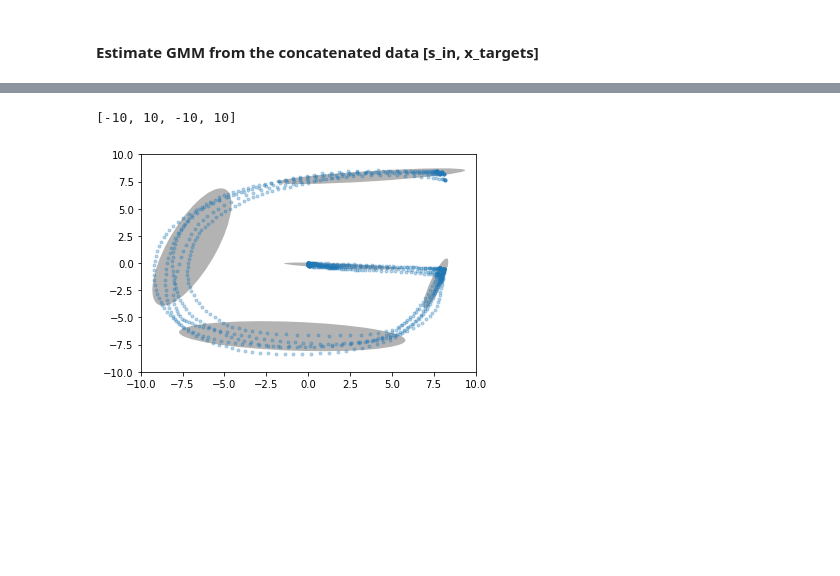
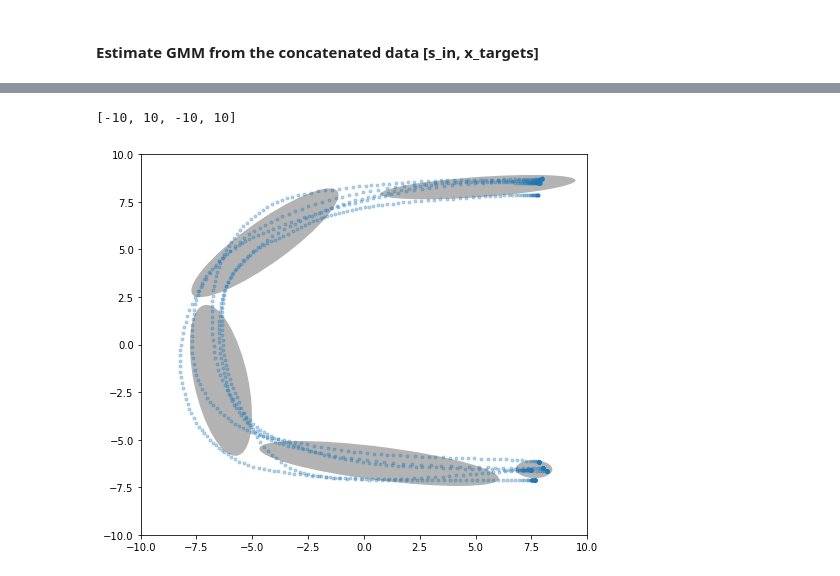
Before and after one commit to fabienjammes/ee613-python, a Jupyter notebook: python notebooks/Subspace Clustering.ipynb, the cells around one changed output, grey strips where cells are left out. Drawn from its saved outputs; the diff is of its cells as text; code cells hidden in the pictures; blank space fills up the shorter version.

```diff
--- a/python notebooks/Subspace Clustering.ipynb
+++ b/python notebooks/Subspace Clustering.ipynb
@@ -9,7 +11,7 @@ import matplotlib.pyplot as plt
 # %%
 n_states = 5 #number of states in the GMM
 n_in = 1 #Number of variables for the radial basis function [s] (decay term)
-n_out = 2 # Number of motion variables [xi,x2]
+n_out = 4 # Number of motion variables [xi,x2]
 
 n_data = 200 #length of trajectory
 n_samples = 5 #number of demonstrations
@@ -17,11 +19,23 @@ n_samples = 5 #number of demonstrations
 #### Load Data
 # %%
 ROOT = 'python_data/2Dletters/'
-data = np.load(ROOT + 'G.npy')[1:n_samples+1]
+data1 = np.load(ROOT + 'C.npy')[:n_samples]
+data2 = np.load(ROOT + 'D.npy')[:n_samples]
 
-#construct the output Y by concatenating all demonstrations
-data = data.transpose([0,2,1])
-Y = np.concatenate(data,axis=0)
+#construct the output Y by concatenating all demonstrations in both dataset
+data1 = data1.transpose([0,2,1])
+data2 = data2.transpose([0,2,1])
+data1 = np.concatenate(data1,axis=0)
+data2 = np.concatenate(data2,axis=0)
+Y = np.concatenate([data1,data2],axis=1)
+print Y.shape
 
+plt.subplot(1,3,1)
+plt.plot(data1[:,0], data1[:,1],'.b')
+
+plt.subplot(1,3,2)
+plt.plot(data2[:,0], data2[:,1],'.b')
+
+plt.subplot(1,3,3)
 plt.plot(Y[:,0], Y[:,1],'.b')
 # %% [output]
@@ -30,8 +45,5 @@ plt.plot(Y[:,0], Y[:,1],'.b')
 # %% [markdown]
 #### Estimate GMM from the concatenated data [s_in, x_targets]
-# %%
-from utils import *
-
-from sklearn.mixture import GaussianMixture
-gmm = GaussianMixture(n_components = n_states,n_init = 4)
-gmm.fit(Y)
+# %%
+gmm = MFA(K = n_states,D = n_out,n_fac = 1)
+gmm.fit(Y,max_iter = 100, n_init = 1, init_type = 'kmeans')
@@ -38,9 +68,10 @@ gmm.fit(Y)
 # %%
 %matplotlib inline
-fig,ax = plt.subplots()
+fig = plt.figure(figsize=(8,7))
+ax = fig.subplots()
 plt.plot(Y[:,0], Y[:,1], '.', alpha=0.3)
 plot_GMM(gmm.means_[:,:2], gmm.covariances_[:,:2,:2],ax)
 plt.axis([-10,10,-10,10])
 # %% [output]
 [-10, 10, -10, 10]
-[figure, old version]
+[figure, new version]
```
Also changed, not shown: parts of 5 cells of this notebook, 3 other files.
